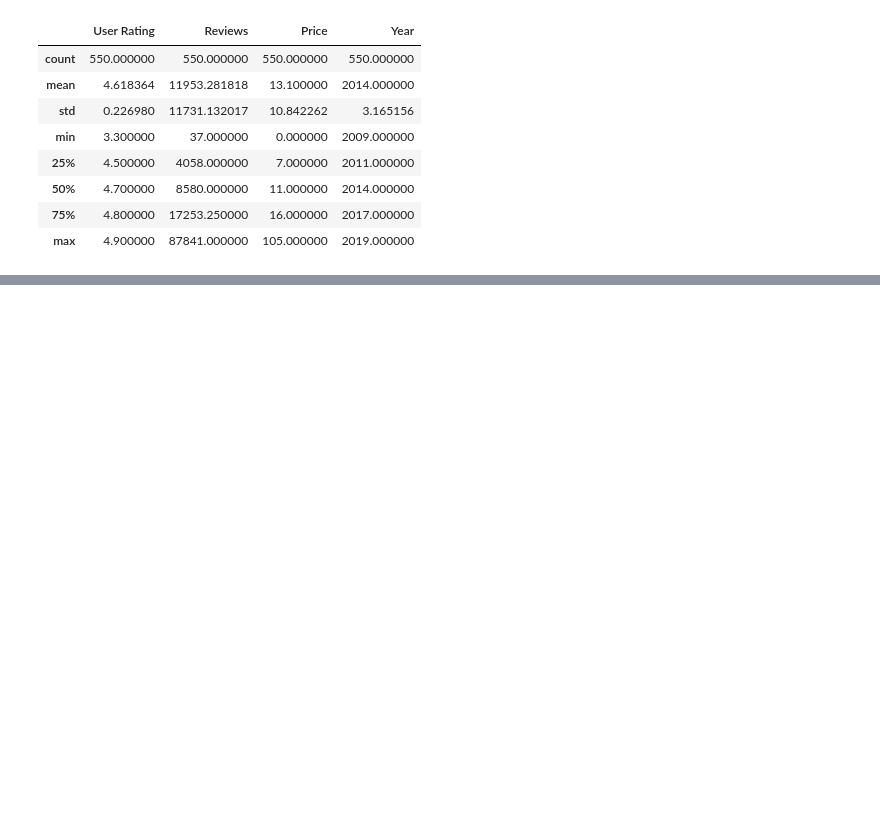
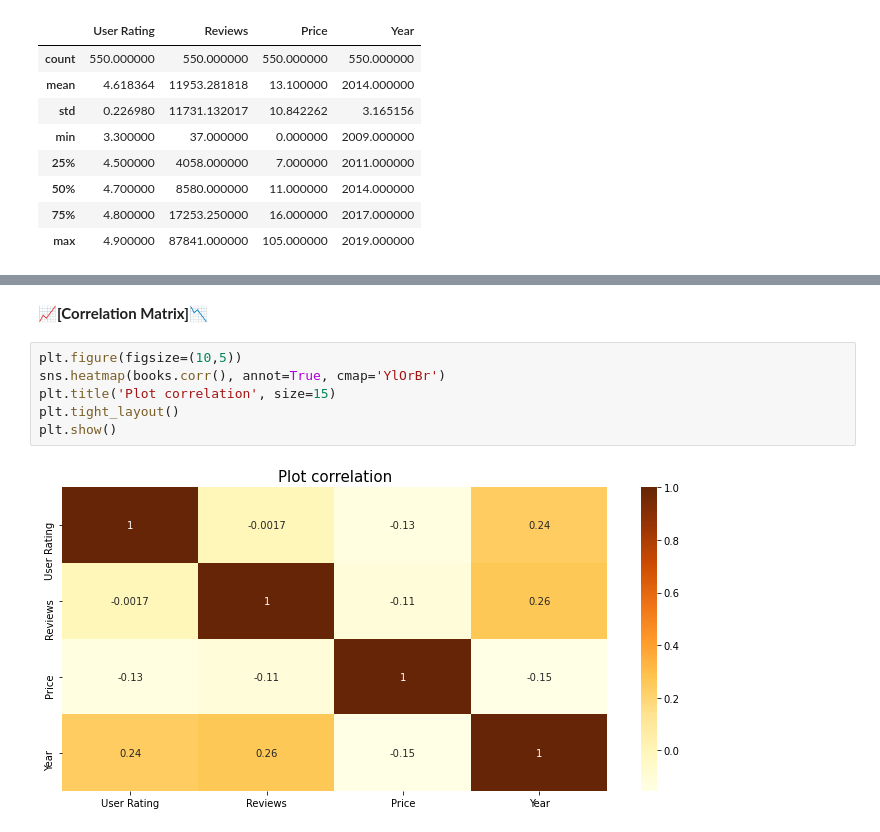
Before and after one commit to ifakaoru/Data-Project, a Jupyter notebook: EDA Amazon Bestselling Books.ipynb, the cells around one changed output, grey strips where cells are left out. Cells and saved outputs as stored; diff of their text form; blank space fills up the shorter version.

```diff
--- a/EDA Amazon Bestselling Books.ipynb
+++ b/EDA Amazon Bestselling Books.ipynb
@@ -162,0 +121,10 @@ books['User Rating'].max()
+# %% [markdown]
+📈**[Correlation Matrix]**📉
+# %%
+plt.figure(figsize=(10,5))
+sns.heatmap(books.corr(), annot=True, cmap='YlOrBr')
+plt.title('Plot correlation', size=15)
+plt.tight_layout()
+plt.show()
+# %% [output]
+[figure, added]
```
Also changed, not shown: parts of 31 cells of this notebook.
